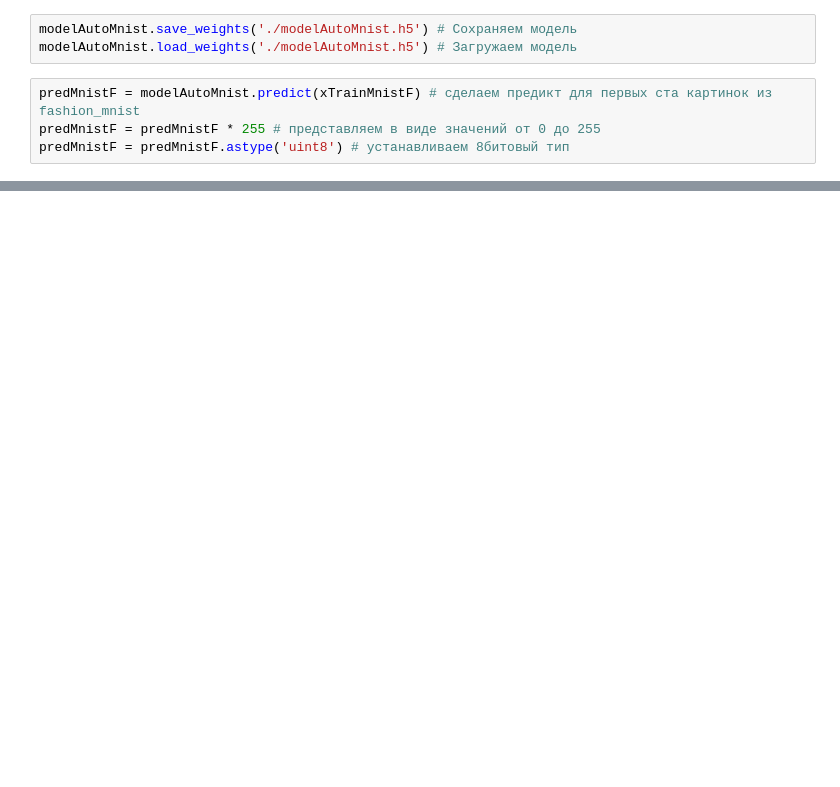
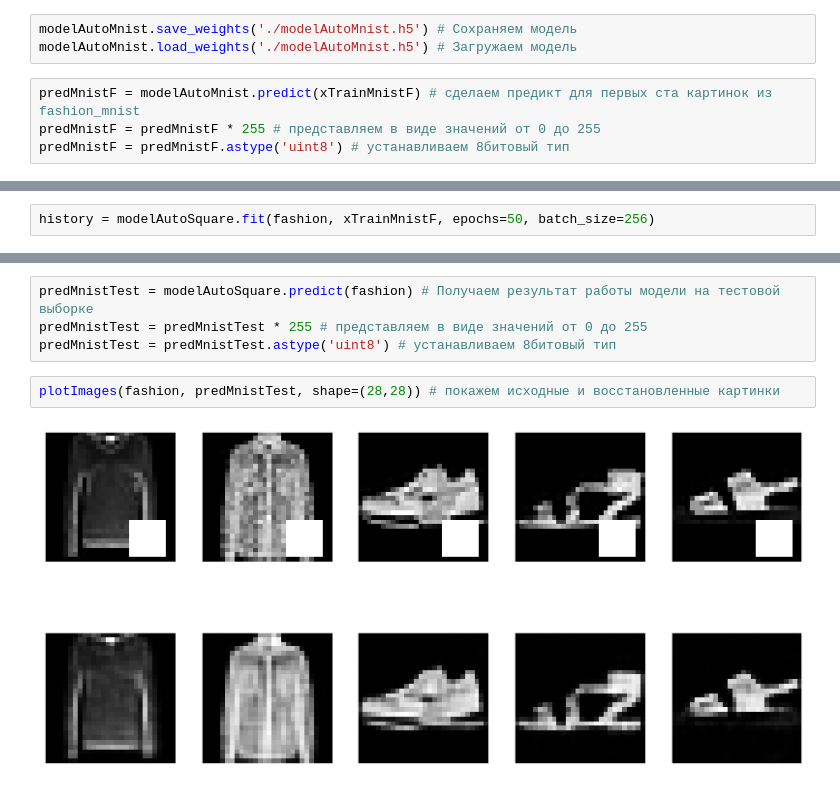
Before and after one commit to xanderkov/DL_Subjets, a Jupyter notebook: 9.Auroencoders/Автокодировщик.ipynb, the cells around one changed output, grey strips where cells are left out. Drawn from its saved outputs; the diff is of its cells as text; blank space fills up the shorter version.

```diff
--- a/9.Auroencoders/Автокодировщик.ipynb
+++ b/9.Auroencoders/Автокодировщик.ipynb
@@ -196,0 +174,2 @@ TypeError: 'WRITEABLE' is an invalid keyword argument for setflags()
+# %%
+history = modelAutoSquare.fit(fashion, xTrainMnistF, epochs=50, batch_size=256)
@@ -196,0 +194,8 @@ TypeError: 'WRITEABLE' is an invalid keyword argument for setflags()
+# %%
+predMnistTest = modelAutoSquare.predict(fashion) # Получаем результат работы модели на тестовой выборке
+predMnistTest = predMnistTest * 255 # представляем в виде значений от 0 до 255
+predMnistTest = predMnistTest.astype('uint8') # устанавливаем 8битовый тип
+# %%
+plotImages(fashion, predMnistTest, shape=(28,28)) # покажем исходные и восстановленные картинки
+# %% [output]
+[figure, added]
```
Also changed, not shown: parts of 10 cells of this notebook.
